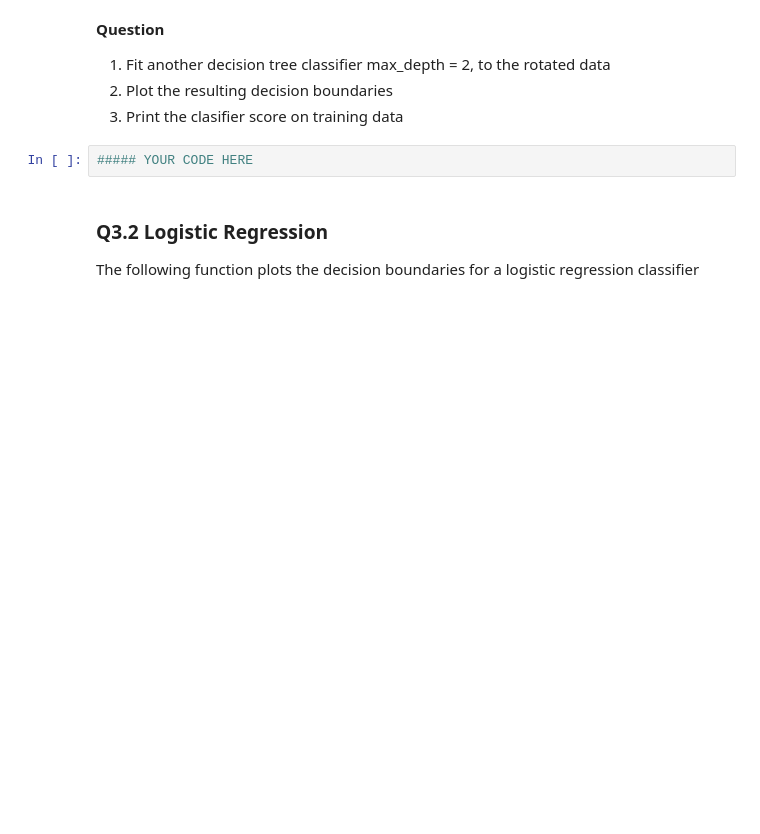
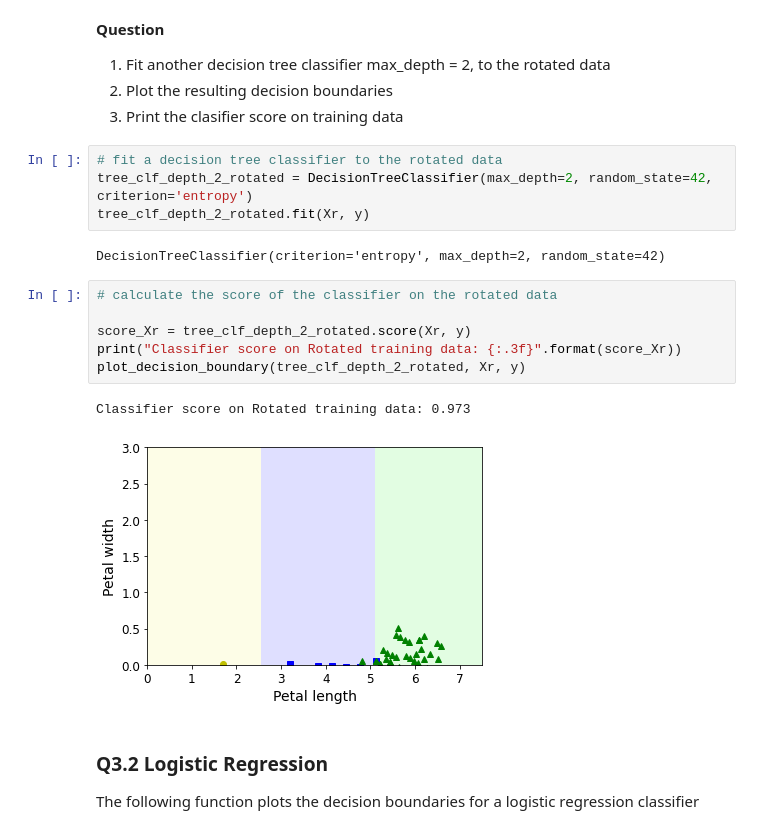
Before and after one commit to 1brahimmohamed/AI-in-Medical-Fields, a Jupyter notebook: Assignment 4/Ibrahim_Mohamed_A4_DT.ipynb, the cells around one changed output. Cells and saved outputs as stored; diff of their text form; blank space fills up the shorter version.

```diff
--- a/Assignment 4/Ibrahim_Mohamed_A4_DT.ipynb
+++ b/Assignment 4/Ibrahim_Mohamed_A4_DT.ipynb
@@ -141,8 +239,21 @@ Xr = X.dot(rotation_matrix)
 1. Fit another decision tree classifier max_depth = 2, to the rotated data
 2. Plot the resulting decision boundaries
 3. Print the clasifier score on training data
-# %%
-##### YOUR CODE HERE
+# %%
+# fit a decision tree classifier to the rotated data
+tree_clf_depth_2_rotated = DecisionTreeClassifier(max_depth=2, random_state=42, criterion='entropy')
+tree_clf_depth_2_rotated.fit(Xr, y)
+# %% [output]
+DecisionTreeClassifier(criterion='entropy', max_depth=2, random_state=42)
+# %%
+# calculate the score of the classifier on the rotated data
+
+score_Xr = tree_clf_depth_2_rotated.score(Xr, y)
+print("Classifier score on Rotated training data: {:.3f}".format(score_Xr))
+plot_decision_boundary(tree_clf_depth_2_rotated, Xr, y)
+# %% [output]
+Classifier score on Rotated training data: 0.973
+[figure, added]
 # %% [markdown]
 ### Q3.2 Logistic Regression
 The following function plots the decision boundaries for a logistic regression classifier
```
Also changed, not shown: parts of 34 cells of this notebook, 1 other file.
